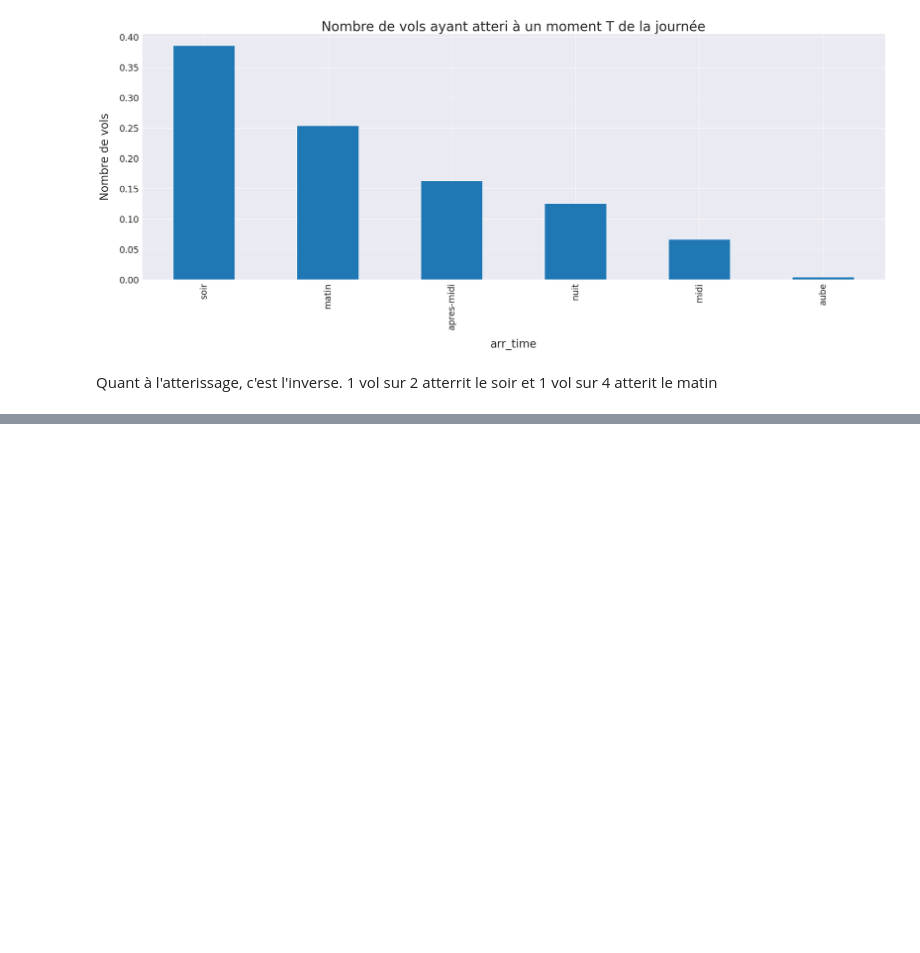
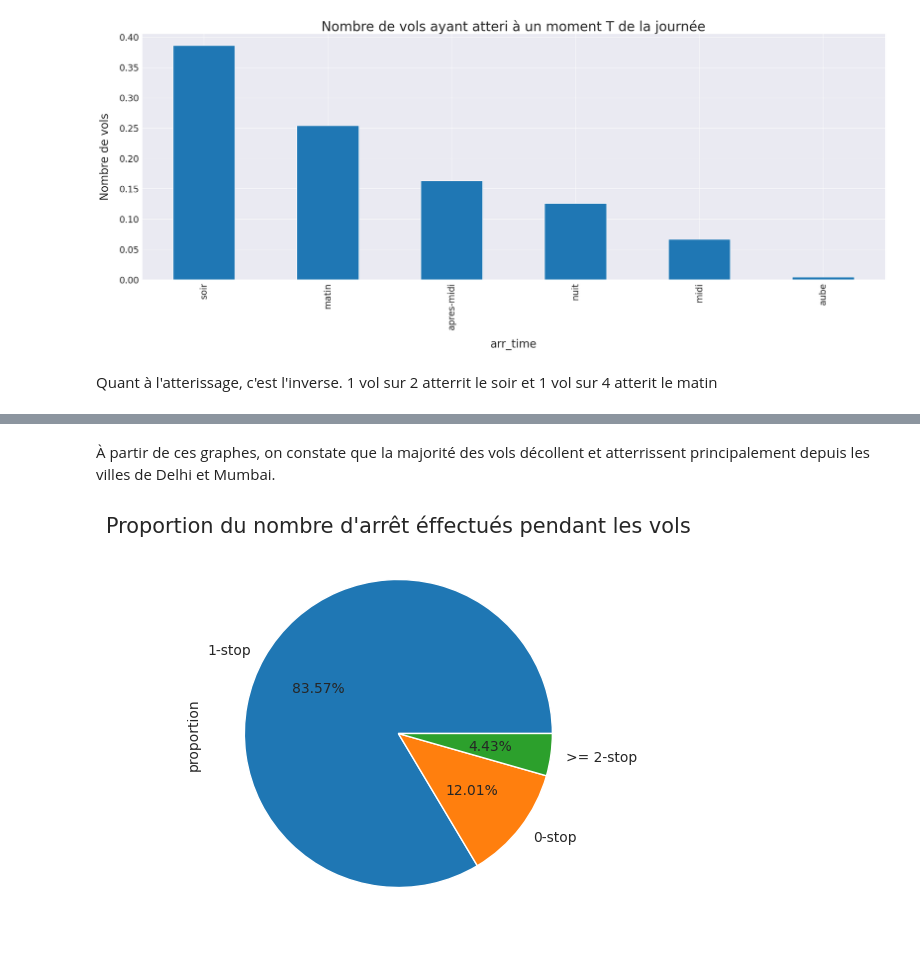
Before and after one commit to chanwinharold/Prevision_du_prix_des_vols, a Jupyter notebook: notebooks/02_exploratory_analysis.ipynb, the cells around one changed output, grey strips where cells are left out. Saved outputs shown, nothing was run; the diff lists cells and outputs as text; code cells hidden in the pictures; blank space fills up the shorter version.

```diff
--- a/notebooks/02_exploratory_analysis.ipynb
+++ b/notebooks/02_exploratory_analysis.ipynb
@@ -147,0 +152,10 @@ Quant à l'atterissage, c'est l'inverse. 1 vol sur 2 atterrit le soir et 1 vol s
+# %% [markdown]
+À partir de ces graphes, on constate que la majorité des vols décollent et atterrissent principalement depuis les villes de Delhi et Mumbai.
+# %%
+# Visualisation de la variable `stop`
+plt.figure(figsize=(10, 5))
+plt.title('Proportion du nombre d\'arrêt éffectués pendant les vols', fontsize=15)
+data['stop'].value_counts(normalize=True).plot(kind='pie', autopct='%.2f%%')
+plt.show()
+# %% [output]
+[figure, added]
```
Also changed, not shown: parts of 28 cells of this notebook.
